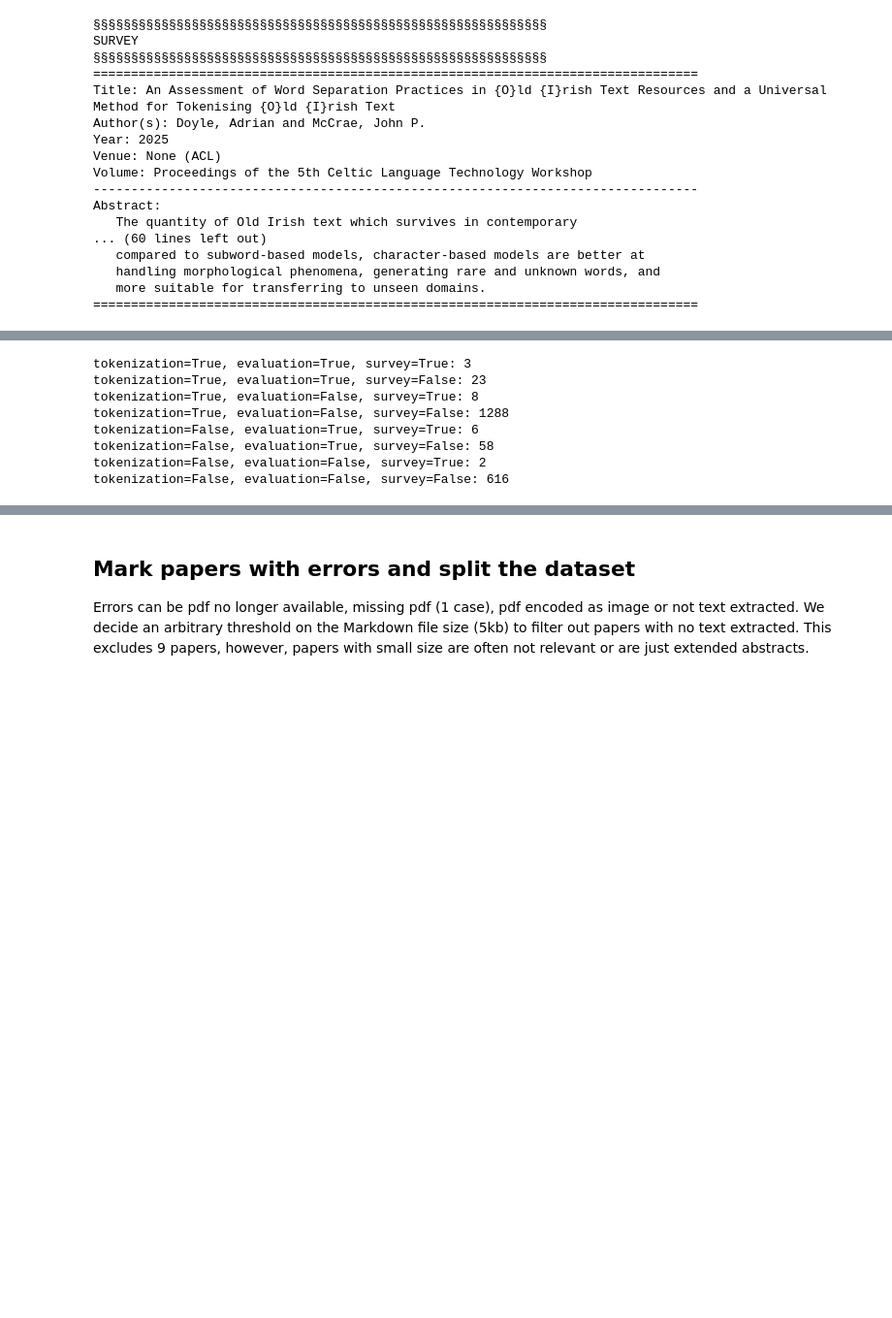
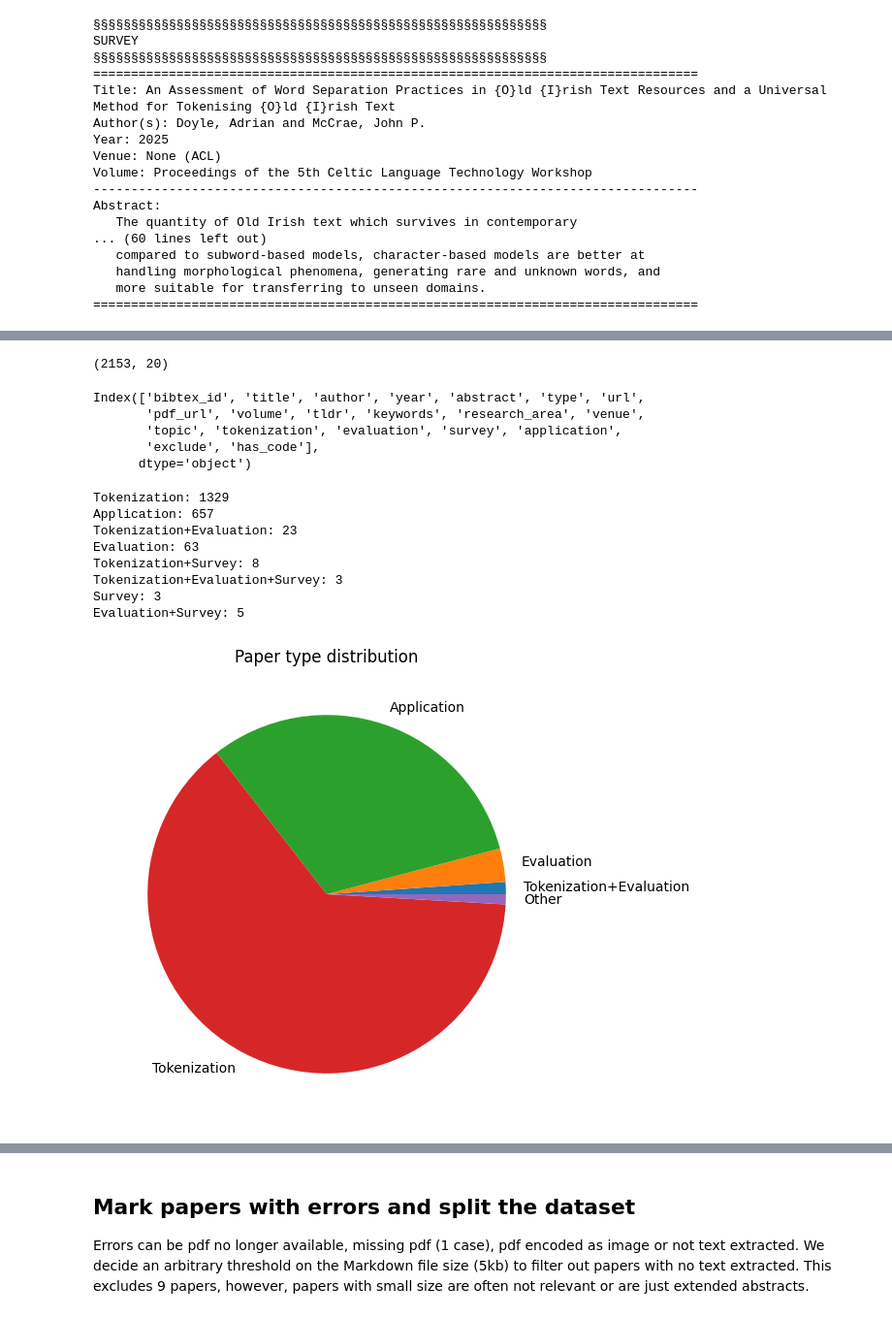
Before and after one commit to GianlucaVico/TalkAboutTokenization, a Jupyter notebook: initial_da.ipynb, the cells around one changed output, grey strips where cells are left out. Shown at 97% size. Saved outputs shown, nothing was run; the diff lists cells and outputs as text; code cells hidden in the pictures; blank space fills up the shorter version.

```diff
--- a/initial_da.ipynb
+++ b/initial_da.ipynb
@@ -266,4 +273,4 @@ real_tokenization['application'] = ~(real_tokenization['tokenization'] | real_to
 # %%
-df = paper_dataset.load('data/topic_papers.jsonl')
-df = df.merge(real_tokenization[['bibtex_id', 'tokenization', 'evaluation', 'application', 'survey']], on='bibtex_id', how='left')
-df.to_json('data/papers_with_category.jsonl', orient='records', lines=True)
+# df = paper_dataset.load('data/topic_papers.jsonl')
+# df = df.merge(real_tokenization[['bibtex_id', 'tokenization', 'evaluation', 'application', 'survey']], on='bibtex_id', how='left')
+# df.to_json('data/papers_with_category.jsonl', orient='records', lines=True)
@@ -398,3 +386,0 @@ plt.show()
-# %%
-for i,j in category_counts.items():
-    print(f"{i}: {j}")
@@ -407,18 +386,0 @@ Other: 6262
-# %%
-print("tokenization=True, evaluation=True, survey=True:", real_tokenization[(real_tokenization['tokenization'] == True) & (real_tokenization['evaluation'] == True) & (real_tokenization['survey'] == True)].shape[0])
-print("tokenization=True, evaluation=True, survey=False:", real_tokenization[(real_tokenization['tokenization'] == True) & (real_tokenization['evaluation'] == True) & (real_tokenization['survey'] == False)].shape[0])
-print("tokenization=True, evaluation=False, survey=True:", real_tokenization[(real_tokenization['tokenization'] == True) & (real_tokenization['evaluation'] == False) & (real_tokenization['survey'] == True)].shape[0])
-print("tokenization=True, evaluation=False, survey=False:", real_tokenization[(real_tokenization['tokenization'] == True) & (real_tokenization['evaluation'] == False) & (real_tokenization['survey'] == False)].shape[0])
-print("tokenization=False, evaluation=True, survey=True:", real_tokenization[(real_tokenization['tokenization'] == False) & (real_tokenization['evaluation'] == True) & (real_tokenization['survey'] == True)].shape[0])
-print("tokenization=False, evaluation=True, survey=False:", real_tokenization[(real_tokenization['tokenization'] == False) & (real_tokenization['evaluation'] == True) & (real_tokenization['survey'] == False)].shape[0])
-print("tokenization=False, evaluation=False, survey=True:", real_tokenization[(real_tokenization['tokenization'] == False) & (real_tokenization['evaluation'] == False) & (real_tokenization['survey'] == True)].shape[0])
-print("tokenization=False, evaluation=False, survey=False:", real_tokenization[(real_tokenization['tokenization'] == False) & (real_tokenization['evaluation'] == False) & (real_tokenization['survey'] == False)].shape[0])
-# %% [output]
-tokenization=True, evaluation=True, survey=True: 3
-tokenization=True, evaluation=True, survey=False: 23
-tokenization=True, evaluation=False, survey=True: 8
-tokenization=True, evaluation=False, survey=False: 1288
-tokenization=False, evaluation=True, survey=True: 6
-tokenization=False, evaluation=True, survey=False: 58
-tokenization=False, evaluation=False, survey=True: 2
-tokenization=False, evaluation=False, survey=False: 616
@@ -426,0 +387,53 @@ real_tokenization.to_json('data/real_tokenization.jsonl', orient='records', line
+# %%
+real_tokenization = paper_dataset.load('data/real_tokenization.jsonl')
+real_tokenization.shape
+# %% [output]
+(2153, 20)
+# %%
+real_tokenization.columns
+# %% [output]
+Index(['bibtex_id', 'title', 'author', 'year', 'abstract', 'type', 'url',
+       'pdf_url', 'volume', 'tldr', 'keywords', 'research_area', 'venue',
+       'topic', 'tokenization', 'evaluation', 'survey', 'application',
+       'exclude', 'has_code'],
+      dtype='object')
+# %%
+labels = []
+years = []
+for row in real_tokenization.iloc:
+    years.append(row["year"])
+    if row["exclude"]:
+        continue
+    label = []
+    if row["tokenization"]:
+        label.append("Tokenization")
+    if row["evaluation"]:
+        label.append("Evaluation")
+    if row["survey"]:
+        label.append("Survey")
+    if row["application"]:
+        label.append("Application")
+    label = "+".join(label)
+    labels.append(label)
+
+counts = collections.Counter(labels)
+for i,j in counts.items():
+    print(f"{i}: {j}")
+
+k, v = zip(*sorted(counts.most_common(), key=lambda x: x[1], reverse=False))
+plt.figure(figsize=(10, 6))
+plt.pie(list(v[4:]) + [sum(v[:4])], labels=list(k[4:]) + ["Other"])
+# plt.barh(k, v)
+plt.title("Paper type distribution")
+# plt.xscale("log")
+plt.show()
+# %% [output]
+Tokenization: 1329
+Application: 657
+Tokenization+Evaluation: 23
+Evaluation: 63
+Tokenization+Survey: 8
+Tokenization+Evaluation+Survey: 3
+Survey: 3
+Evaluation+Survey: 5
+[figure, added]
```
Also changed, not shown: parts of 25 cells of this notebook, 13 other files.
